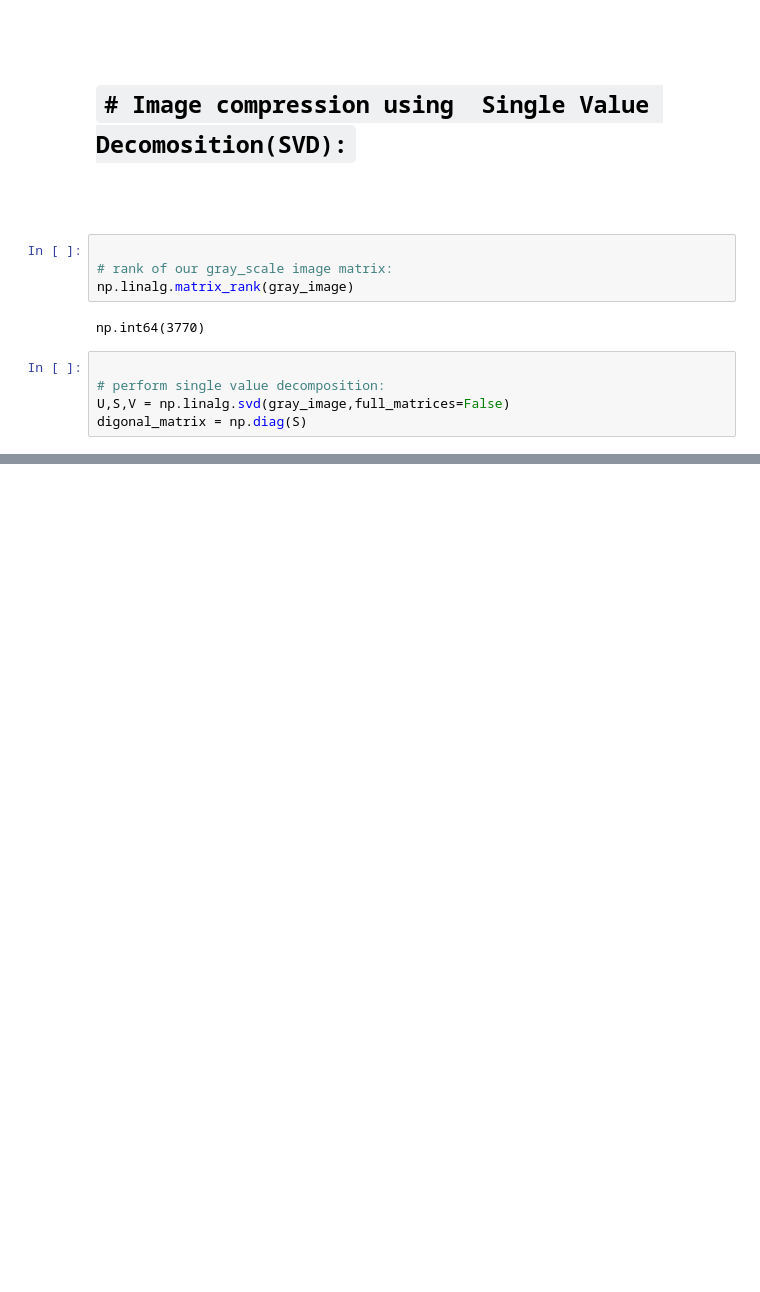
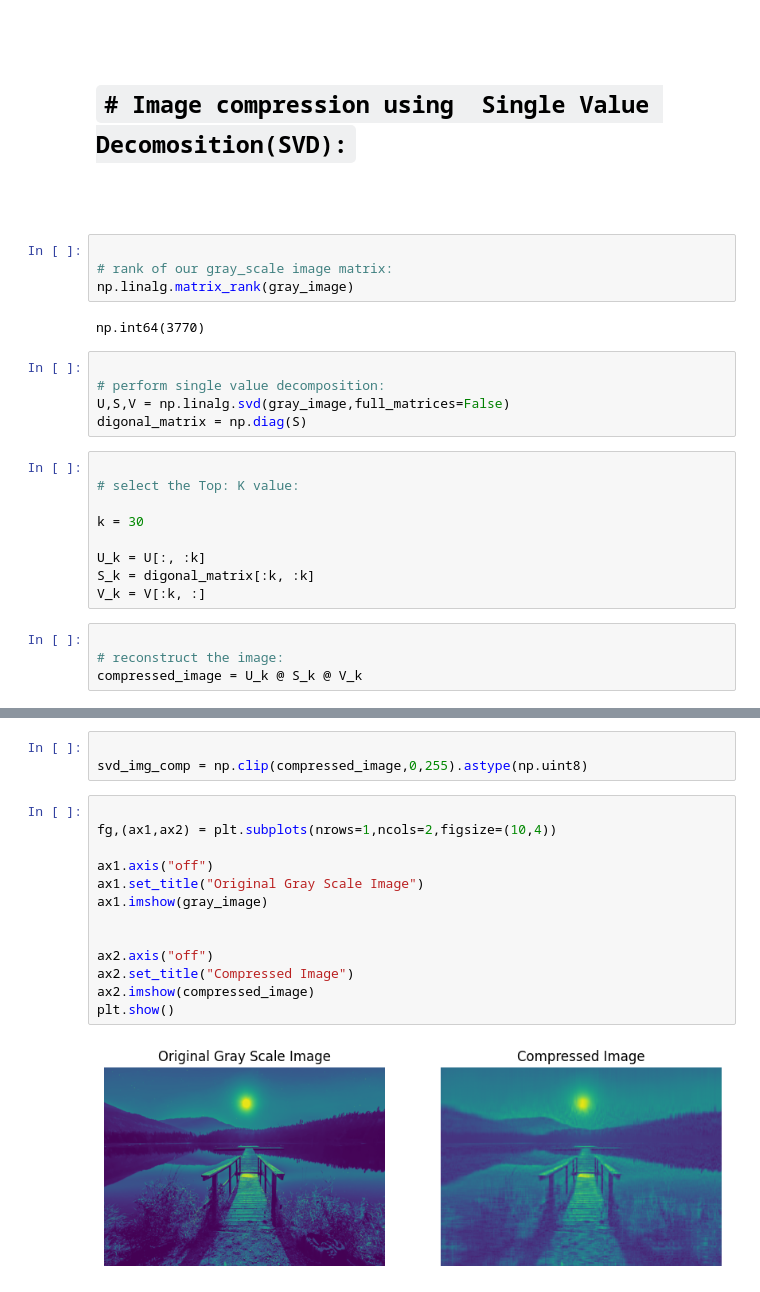
Before and after one commit to yasin-arafat-05/python-academic, a Jupyter notebook: numerical_code/lu_image_compression.ipynb, the cells around one changed output, grey strips where cells are left out. Saved outputs shown, nothing was run; the diff lists cells and outputs as text; blank space fills up the shorter version.

```diff
--- a/numerical_code/lu_image_compression.ipynb
+++ b/numerical_code/lu_image_compression.ipynb
@@ -135,3 +208,16 @@ np.int64(3770)
 # perform single value decomposition:
 U,S,V = np.linalg.svd(gray_image,full_matrices=False)
 digonal_matrix = np.diag(S)
+# %%
+
+# select the Top: K value:
+
+k = 30
+
+U_k = U[:, :k]
+S_k = digonal_matrix[:k, :k]
+V_k = V[:k, :]
+# %%
+
+# reconstruct the image:
+compressed_image = U_k @ S_k @ V_k
@@ -137,0 +243,18 @@ digonal_matrix = np.diag(S)
+# %%
+
+svd_img_comp = np.clip(compressed_image,0,255).astype(np.uint8)
+# %%
+
+fg,(ax1,ax2) = plt.subplots(nrows=1,ncols=2,figsize=(10,4))
+
+ax1.axis("off")
+ax1.set_title("Original Gray Scale Image")
+ax1.imshow(gray_image)
+
+
+ax2.axis("off")
+ax2.set_title("Compressed Image")
+ax2.imshow(compressed_image)
+plt.show()
+# %% [output]
+[figure, added]
```
Also changed, not shown: parts of 10 cells of this notebook.
